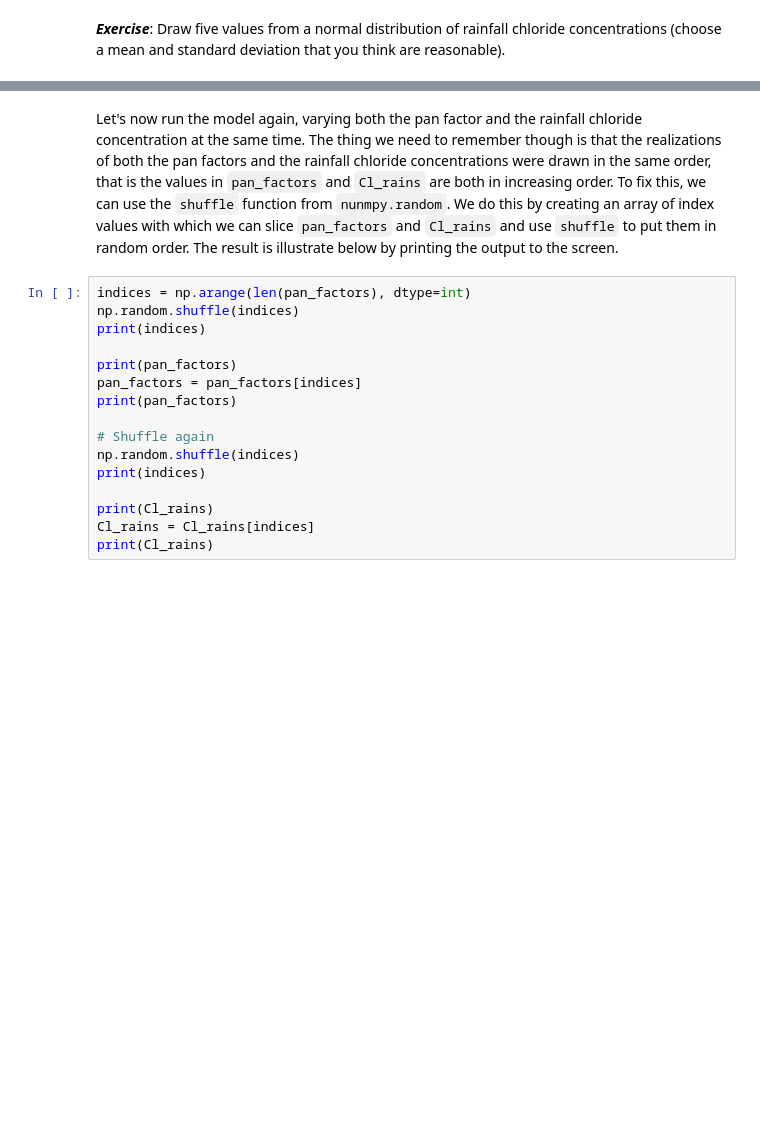
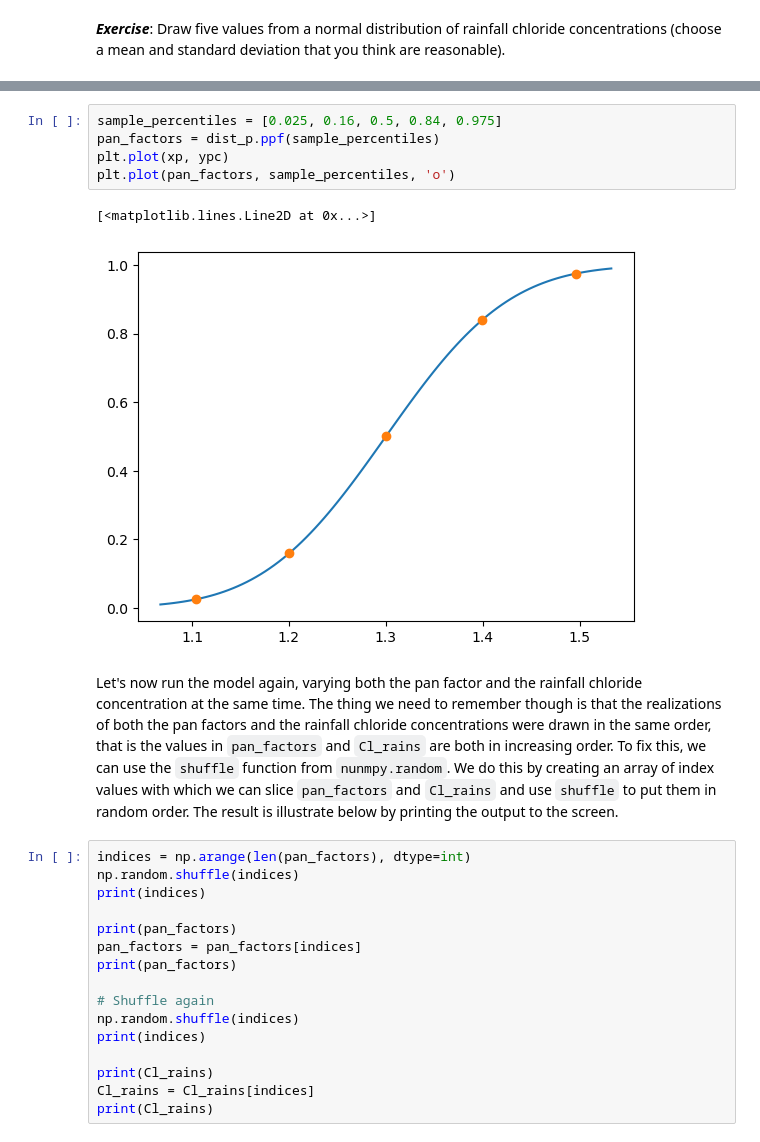
Before and after one commit to vincentpost/PythonMasterclass, a Jupyter notebook: session_6_uncertainty.ipynb, the cells around one changed output, grey strips where cells are left out. Saved outputs shown, nothing was run; the diff lists cells and outputs as text; blank space fills up the shorter version.

```diff
--- a/session_6_uncertainty.ipynb
+++ b/session_6_uncertainty.ipynb
@@ -103,3 +148,11 @@ plt.plot(df.index, df["Cl_sample"], 'o')
+# %%
+sample_percentiles = [0.025, 0.16, 0.5, 0.84, 0.975]
+pan_factors = dist_p.ppf(sample_percentiles)
+plt.plot(xp, ypc)
+plt.plot(pan_factors, sample_percentiles, 'o')
+# %% [output]
+[<matplotlib.lines.Line2D at 0x...>]
+[figure, added]
 # %% [markdown]
 Let's now run the model again, varying both the pan factor and the rainfall chloride concentration at the same time. The thing we need to remember though is that the realizations of both the pan factors and the rainfall chloride concentrations were drawn in the same order, that is the values in `pan_factors` and `Cl_rains` are both in increasing order. To fix this, we can use the `shuffle` function from `nunmpy.random`. We do this by creating an array of index values with which we can slice `pan_factors` and `Cl_rains` and use `shuffle` to put them in random order. The result is illustrate below by printing the output to the screen.
 # %%
```
Also changed, not shown: parts of 10 cells of this notebook, 1 other file.
